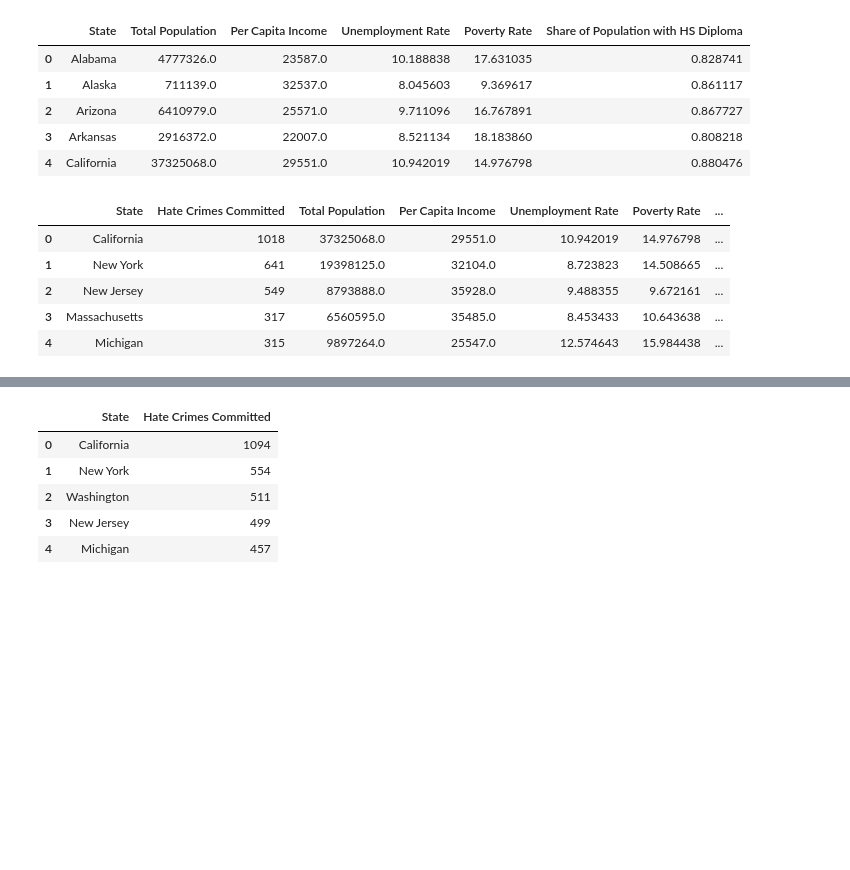
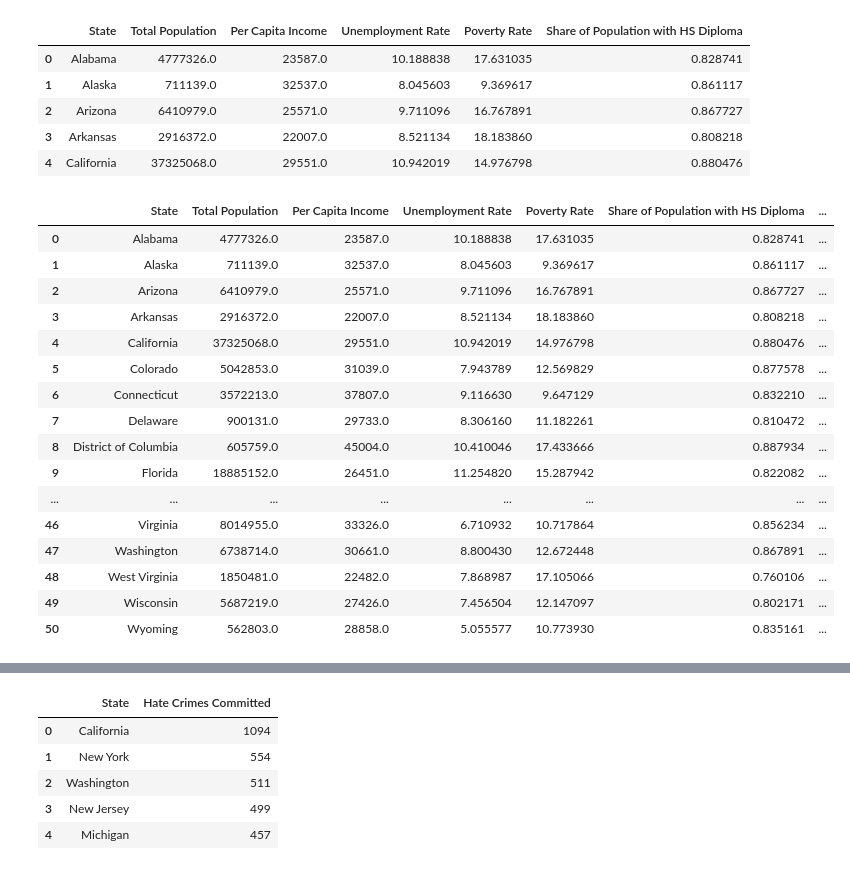
Before and after one commit to ZGrinacoff/Eight-Years-Later, a Jupyter notebook: hate_crime.ipynb, the cells around one changed output, grey strips where cells are left out. Cells and saved outputs as stored; diff of their text form; code cells hidden in the pictures; blank space fills up the shorter version.

Commit message:
Replaced NaN values w/ 0 and dropped Puerto Rico LOL

```diff
--- a/hate_crime.ipynb
+++ b/hate_crime.ipynb
@@ -135,15 +127,35 @@ gini2009_csv = pd.read_csv('Resources/GINI2009.csv')
 census_df = pd.merge(census_df, gini2009_csv, how='left', on='State')
 
 # Merge Hate Crime DF with census DF.
-clean_hate_crime_2009_df = pd.merge(state_hatecrime_2009_df, census_df, how="left", on="State")
-clean_hate_crime_2009_df.head()
+clean_hate_crime_2009_df = pd.merge(census_df, state_hatecrime_2009_df, how="left", on="State")
-# %% [output]
-|  | State | Hate Crimes Committed | Total Population | Per Capita Income | Unemployment Rate | Poverty Rate | ... |
-| 0 | California | 1018 | 37325068.0 | 29551.0 | 10.942019 | 14.976798 | ... |
-| 1 | New York | 641 | 19398125.0 | 32104.0 | 8.723823 | 14.508665 | ... |
-| 2 | New Jersey | 549 | 8793888.0 | 35928.0 | 9.488355 | 9.672161 | ... |
-| 3 | Massachusetts | 317 | 6560595.0 | 35485.0 | 8.453433 | 10.643638 | ... |
-| 4 | Michigan | 315 | 9897264.0 | 25547.0 | 12.574643 | 15.984438 | ... |
+# %%
+# Replace NaN values for states w/ no data (reported hate crimes) with 0.
+# Hawaii is now the only stat w/ no data (reported hate crimes).
+values = {'Hate Crimes Committed': 0}
+clean_hate_crime_2009_df = clean_hate_crime_2009_df.fillna(value=values)
+#clean_hate_crime_2009_df
+# %%
+# Drop Puerto Rico from DF.
+clean_hate_crime_2009_df = clean_hate_crime_2009_df.drop([51])
+clean_hate_crime_2009_df
+# %% [output]
+|  | State | Total Population | Per Capita Income | Unemployment Rate | Poverty Rate | Share of Population with HS Diploma | ... |
+| 0 | Alabama | 4777326.0 | 23587.0 | 10.188838 | 17.631035 | 0.828741 | ... |
+| 1 | Alaska | 711139.0 | 32537.0 | 8.045603 | 9.369617 | 0.861117 | ... |
+| 2 | Arizona | 6410979.0 | 25571.0 | 9.711096 | 16.767891 | 0.867727 | ... |
+| 3 | Arkansas | 2916372.0 | 22007.0 | 8.521134 | 18.183860 | 0.808218 | ... |
+| 4 | California | 37325068.0 | 29551.0 | 10.942019 | 14.976798 | 0.880476 | ... |
+| 5 | Colorado | 5042853.0 | 31039.0 | 7.943789 | 12.569829 | 0.877578 | ... |
+| 6 | Connecticut | 3572213.0 | 37807.0 | 9.116630 | 9.647129 | 0.832210 | ... |
+| 7 | Delaware | 900131.0 | 29733.0 | 8.306160 | 11.182261 | 0.810472 | ... |
+| 8 | District of Columbia | 605759.0 | 45004.0 | 10.410046 | 17.433666 | 0.887934 | ... |
+| 9 | Florida | 18885152.0 | 26451.0 | 11.254820 | 15.287942 | 0.822082 | ... |
+| ... | ... | ... | ... | ... | ... | ... | ... |
+| 46 | Virginia | 8014955.0 | 33326.0 | 6.710932 | 10.717864 | 0.856234 | ... |
+| 47 | Washington | 6738714.0 | 30661.0 | 8.800430 | 12.672448 | 0.867891 | ... |
+| 48 | West Virginia | 1850481.0 | 22482.0 | 7.868987 | 17.105066 | 0.760106 | ... |
+| 49 | Wisconsin | 5687219.0 | 27426.0 | 7.456504 | 12.147097 | 0.802171 | ... |
+| 50 | Wyoming | 562803.0 | 28858.0 | 5.055577 | 10.773930 | 0.835161 | ... |
 # %%
 # Filter DF for 2017 only.
 reduced_hate_crime_2017_df = reduced_hate_crime_df.loc[(reduced_hate_crime_df['DATA_YEAR'] == 2017)]
```
Also changed, not shown: parts of 5 cells of this notebook.
